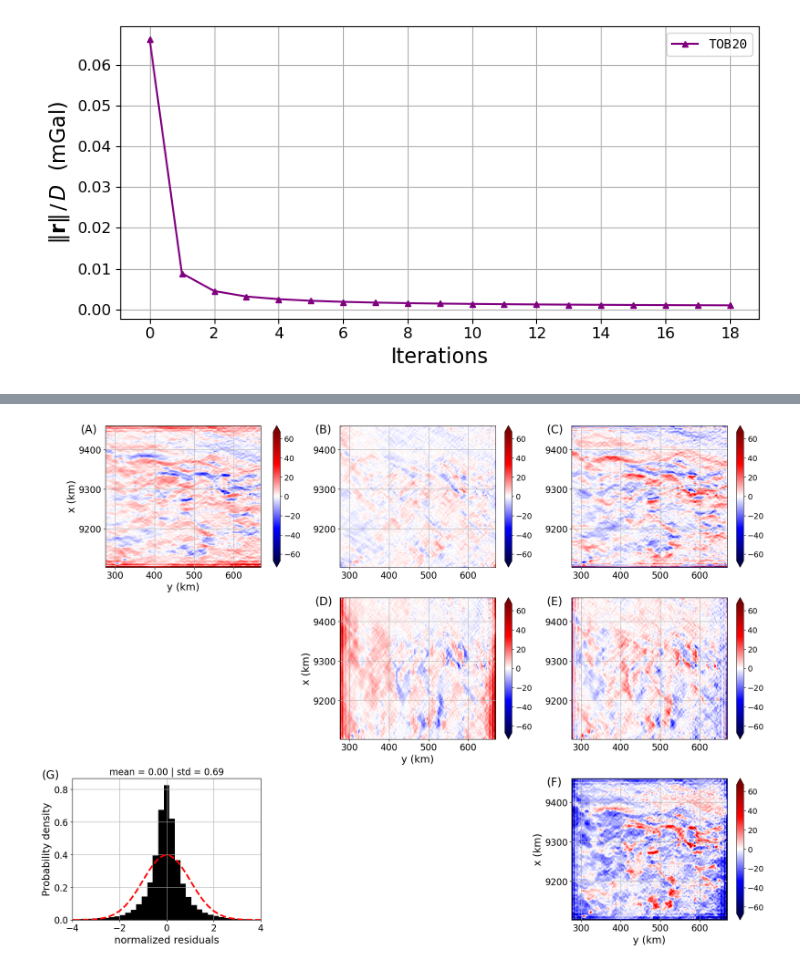
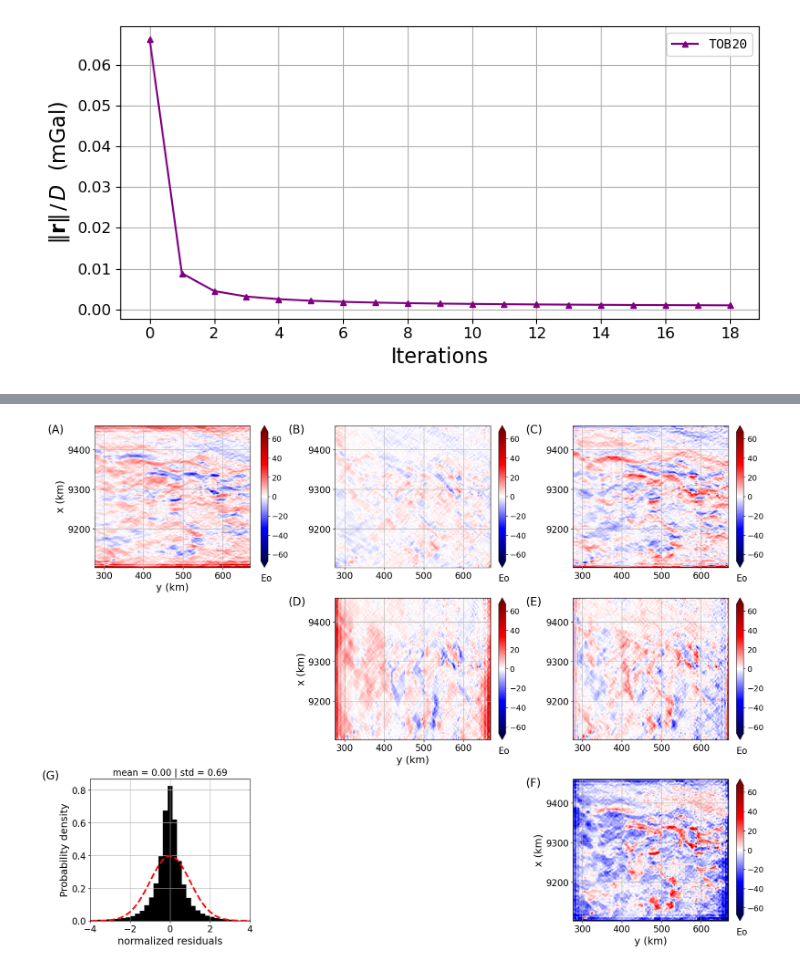
Before and after one commit to pinga-lab/eqlayer-review-computational, a Jupyter notebook: code/field_data_Carajas.ipynb, the cells around one changed output, grey strips where cells are left out. Drawn from its saved outputs; the diff is of its cells as text; code cells hidden in the pictures.

Commit message:
rerun results with field data

```diff
--- a/code/field_data_Carajas.ipynb
+++ b/code/field_data_Carajas.ipynb
@@ -204,0 +170,3 @@ ranges_tensor = 0.2*np.max(ranges_tensor)
+# %%
+ranges_data = np.max(np.abs(carajas['gz']))
+ranges_res = 0.2*np.max(np.abs(residuals_data))
@@ -204,0 +233,27 @@ ranges_tensor = 0.2*np.max(ranges_tensor)
+# %%
+residuals = dict()
+residuals['gz'] = residuals_data
+
+# residuals tensor components
+for (tensor_component, symmetry_structure, symmetry_blocks) in zip(tensor_components, symmetries_structure, symmetries_blocks):
+    # kernel matrix associated with the equivalent layer
+    g0 = cts.GRAVITATIONAL_CONST*cts.SI2EOTVOS*(
+        idist.grad_tensor_BTTB(data_grid=carajas_grid, delta_z=Delta_z, SEDM=R2, components=[tensor_component])[0]
+    )
+    BTTB = {
+        "symmetry_structure": symmetry_structure,
+        "symmetry_blocks": symmetry_blocks,
+        "nblocks": Q,
+        "columns": np.reshape(g0, (Q, P)),
+        "rows": None,
+    }
+    # data predicted by the estimated equivalent layer
+    predicted_data['g{}'.format(tensor_component)] = conv.product_BCCB_vector(
+        eigenvalues=conv.eigenvalues_BCCB(BTTB=BTTB, ordering="row"), ordering="row", v=parameters
+    )
+# %%
+# compute ranges
+ranges_tensor = []
+for tensor_component in tensor_components:
+    ranges_tensor.append(np.max(np.abs(predicted_data['g{}'.format(tensor_component)])))
+ranges_tensor = 0.2*np.max(ranges_tensor)
@@ -205,3 +319,7 @@ ranges_tensor = 0.2*np.max(ranges_tensor)
+# %%
+# compute mean and standard deviation
+mean_gz = np.mean(residuals['gz'])
+std_gz = np.std(residuals['gz'])
 # %%
 # plot figure
 
@@ -221,17 +339,18 @@ for (element, tensor_component, label) in zip(
     ax.axis('scaled')
     im = ax.pcolormesh(
         carajas['y'][:500]*0.001, carajas['x'][::500]*0.001,
-        tensor['g{}'.format(tensor_component)].reshape(shape),
+        predicted_data['g{}'.format(tensor_component)].reshape(shape),
         cmap='seismic', vmin=-ranges_tensor, vmax=ranges_tensor
     )
     cb = fig.colorbar(im, ax=ax, extend='both')
     cb.ax.tick_params(labelsize=14)
+    cb.ax.set_xlabel('\nEo', fontsize=16, loc='left')
     ax.set_ylim(0.001*area[0], 0.001*area[1])
     ax.set_xlim(0.001*area[2], 0.001*area[3])
     ax.tick_params(axis='x', labelsize=16)
     ax.tick_params(axis='y', labelsize=16)
     ax.grid()
-    ax.annotate(label, xy=(-0.16, 0.95), xycoords='axes fraction', fontsize=20)
+    ax.annotate(label, xy=(-0.30, 0.95), xycoords='axes fraction', fontsize=20)
 
 # # gz
 # ax = mosaic['g']
@@ -248,34 +367,34 @@ for (element, tensor_component, label) in zip(
 # ax.tick_params(axis='x', labelsize=16)
 # ax.tick_params(axis='y', labelsize=16)
 # ax.grid()
 # ax.annotate('(G)', xy=(-0.30, 0.95), xycoords='axes fraction', fontsize=20)
 
 for element in ['a','d','f']:
     mosaic[element].set_ylabel('x (km)', fontsize=18)
     mosaic[element].set_xlabel('y (km)', fontsize=18)
 
 # gz histogram
 ax = mosaic['g']
 # the histogram of the data
 n, bins, patches = ax.hist(
-    (residuals_data - mean_res_data)/std_res_data,
+    (residuals['gz'] - mean_gz)/std_gz,
     num_bins, density=True, color='black'
 )
 # add a 'best fit' line
 best_fit = (
     (1 / (np.sqrt(2 * np.pi))) * np.exp(-0.5 * (bins)**2)
 )
 ax.plot(bins, best_fit, 'r--', linewidth=3)
-ax.set_title('mean = {:.2f} | std = {:.2f}'.format(mean_res_data, std_res_data), fontsize=16)
+ax.set_title('mean = {:.2f} | std = {:.2f}'.format(mean_gz, std_gz), fontsize=16)
 ax.set_xlim(-4, 4)
 ax.tick_params(axis='x', labelsize=16)
 ax.tick_params(axis='y', labelsize=16)
 ax.grid()
-ax.annotate('(G)', xy=(-0.16, 1.00), xycoords='axes fraction', fontsize=20)
+ax.annotate('(G)', xy=(-0.30, 1.00), xycoords='axes fraction', fontsize=20)
 mosaic['g'].set_ylabel('Probability density', fontsize=18)
 mosaic['g'].set_xlabel('normalized residuals', fontsize=18)
 
 plt.savefig('../manuscript/Fig/carajas_grav_gradient.png', dpi= 300)
 plt.show()
 # %% [output]
-[figure, old version]
+[figure, new version]
```
Also changed, not shown: parts of 34 cells of this notebook, 6 other files.
